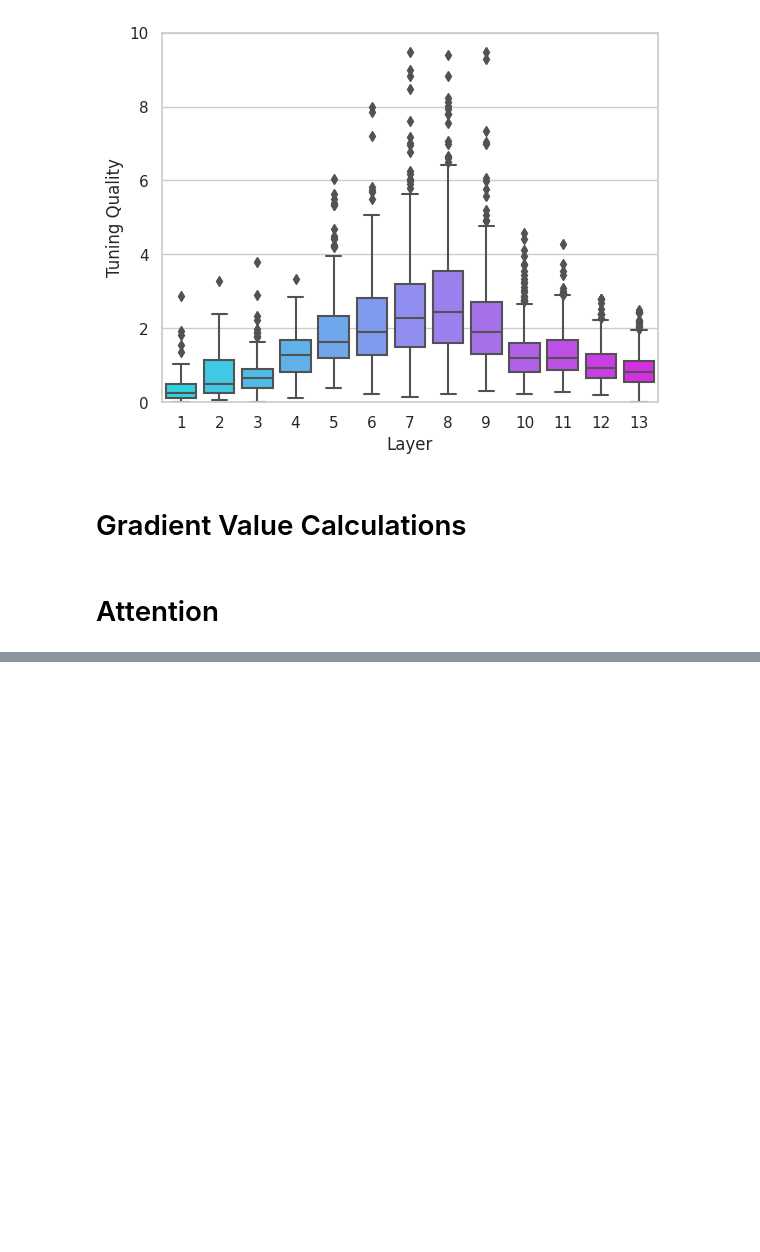
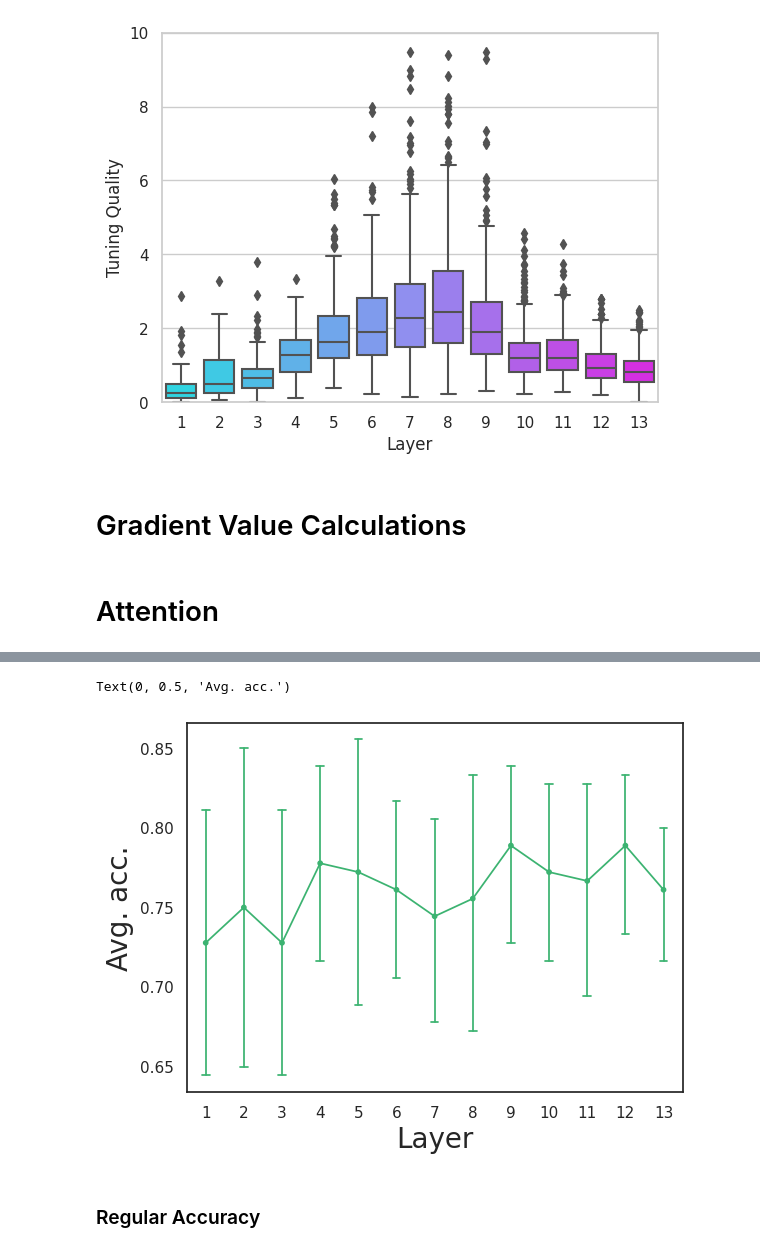
Before and after one commit to soukhind2/vgg16obj, a Jupyter notebook: Merge_set.ipynb, the cells around one changed output, grey strips where cells are left out. Saved outputs shown, nothing was run; the diff lists cells and outputs as text; code cells hidden in the pictures; blank space fills up the shorter version.

```diff
--- a/Merge_set.ipynb
+++ b/Merge_set.ipynb
@@ -189,7 +191,7 @@ losses = 'binary_crossentropy'
 top_model = Sequential()
 top_model.add(Flatten(input_shape=train_data.shape[1:]))
 top_model.add(Dense(4096, activation='relu',name = 'top_dense1'))
-top_model.add(Dense(2, activation='linear',name = 'predictions'))
+top_model.add(Dense(2, activation='softmax',name = 'predictions'))
 
 top_model.compile(optimizer= Adam(lr=1e-5),
               loss=losses,
@@ -245,7 +247,7 @@ Normalized confusion matrix
 # Tuning Value Calculation
 # %%
 categories = ['Male','Female','Manmade','Natural','Powered','Nonpowered']
-calc_tun_activ = 1
+calc_tun_activ = 0
 for interest in range(6):
 
   print('Category of interest: ', categories[interest])
@@ -343,9 +343,10 @@ with open ('/content/drive/My Drive/obj/gradient_values_cat', 'rb') as fp:
 # %%
 from vgg16obj.tools import model_calcs as mc
 layeridx = 0
-mc.avg_accuracy(data_train,train_labels,
+np.save('layeridx',layeridx)
+h,t_acc = mc.avg_accuracy(data_train,train_labels,
                  data_test,test_labels,
-                 categories,fc,model,top_model,layeridx)
+                 categories,fc,model,top_model,'/content/layeridx.npy')
 # %% [output]
 Category of interest:  Male
 (150, 224, 224, 3) (30, 224, 224, 3)
@@ -363,9 +368,13 @@ NameError: ignored
 # %%
-plt.plot(t_acc)
 import seaborn as sns
 sns.set(style="white",rc={"lines.linewidth": 0.7})
 plt.figure()
-ax = sns.pointplot(data = d1 , color = 'mediumseagreen', errorwidth = 0.1 , capsize = 0.2)
+ax = sns.pointplot(data = t_acc , color = 'mediumseagreen', errorwidth = 0.1 , capsize = 0.2)
 ax.set_xlabel('Layer',size = 20)
 ax.set_xticklabels(np.arange(1,14))
 ax.set_ylabel('Avg. acc.',size = 20)
+# %% [output]
+Text(0, 0.5, 'Avg. acc.')
+[figure, added]
+# %% [markdown]
+### Regular Accuracy
```
Also changed, not shown: parts of 11 cells of this notebook.
